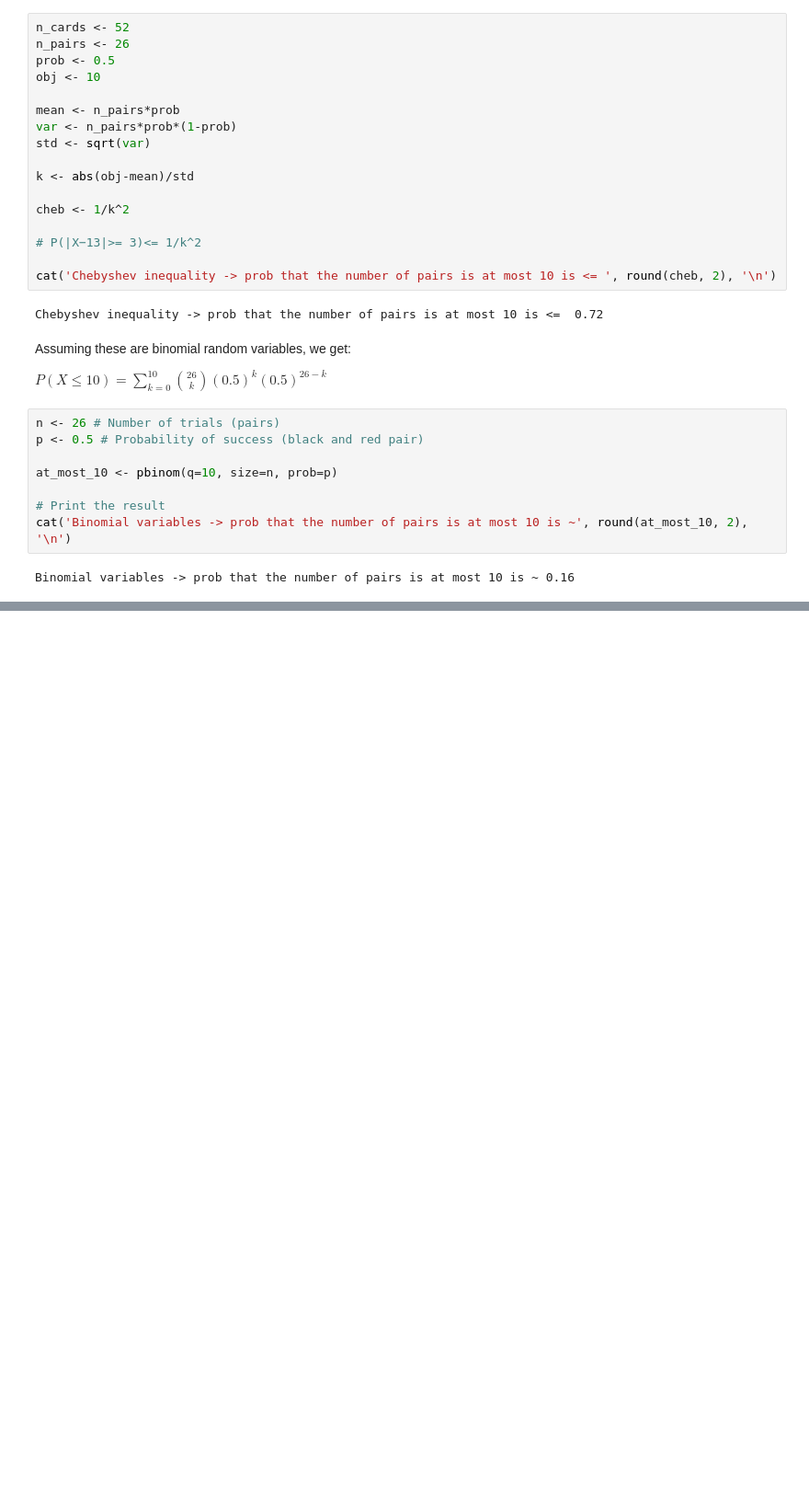
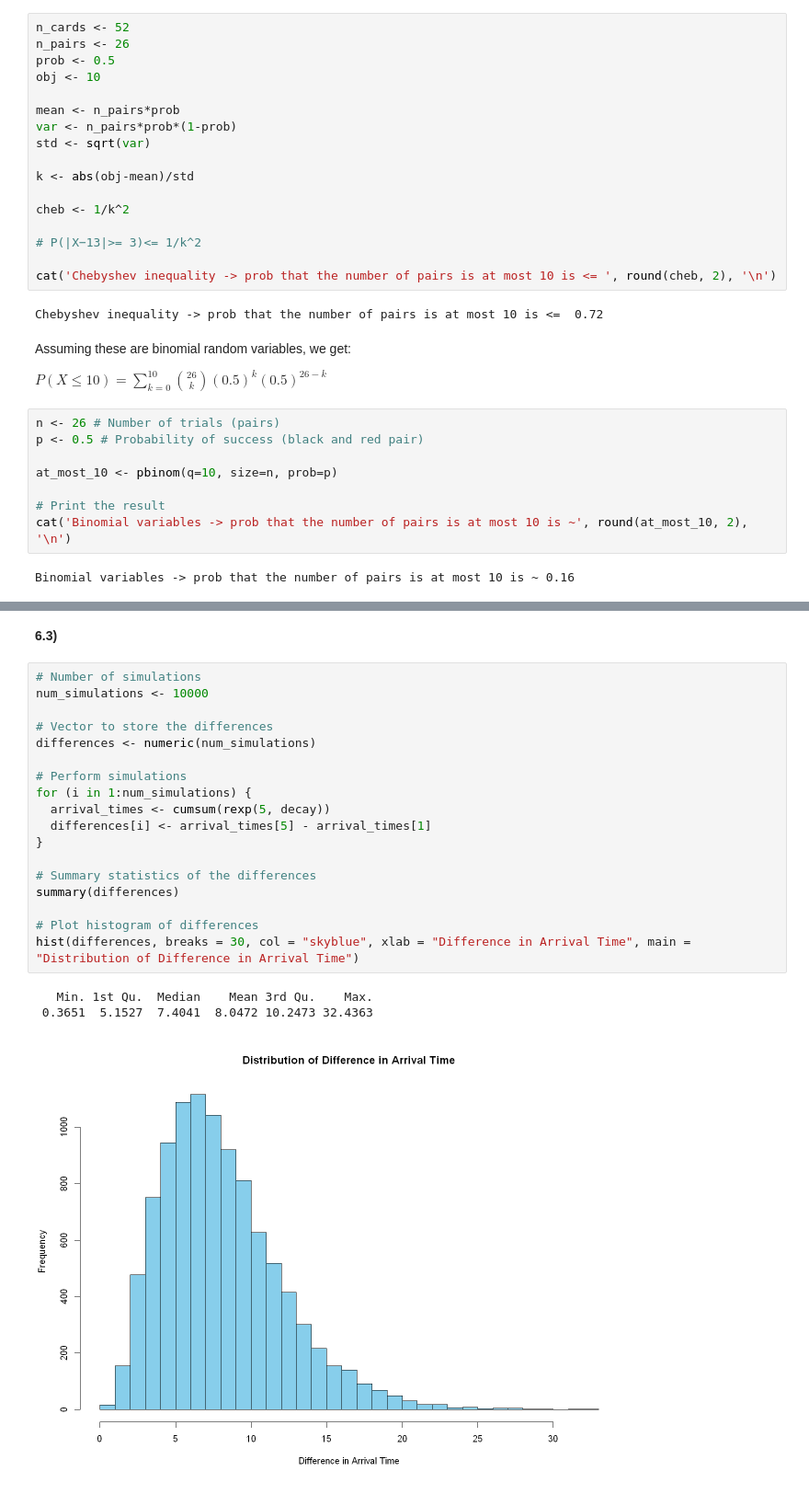
Before and after one commit to Berto70/advstat, a Jupyter notebook: ex2/Bertinelli_Gabriele_Rlab02.ipynb, the cells around one changed output, grey strips where cells are left out. Shown at 92% size. Saved outputs shown, nothing was run; the diff lists cells and outputs as text; blank space fills up the shorter version.

```diff
--- a/ex2/Bertinelli_Gabriele_Rlab02.ipynb
+++ b/ex2/Bertinelli_Gabriele_Rlab02.ipynb
@@ -408,0 +453,24 @@ Binomial variables -> prob that the number of pairs is at most 10 is ~ 0.16
+# %% [markdown]
+**6.3)**
+# %%
+# Number of simulations
+num_simulations <- 10000
+
+# Vector to store the differences
+differences <- numeric(num_simulations)
+
+# Perform simulations
+for (i in 1:num_simulations) {
+  arrival_times <- cumsum(rexp(5, decay))
+  differences[i] <- arrival_times[5] - arrival_times[1]
+}
+
+# Summary statistics of the differences
+summary(differences)
+
+# Plot histogram of differences
+hist(differences, breaks = 30, col = "skyblue", xlab = "Difference in Arrival Time", main = "Distribution of Difference in Arrival Time")
+# %% [output]
+   Min. 1st Qu.  Median    Mean 3rd Qu.    Max.
+ 0.3651  5.1527  7.4041  8.0472 10.2473 32.4363
+[figure, added]
```
Also changed, not shown: parts of 5 cells of this notebook.
